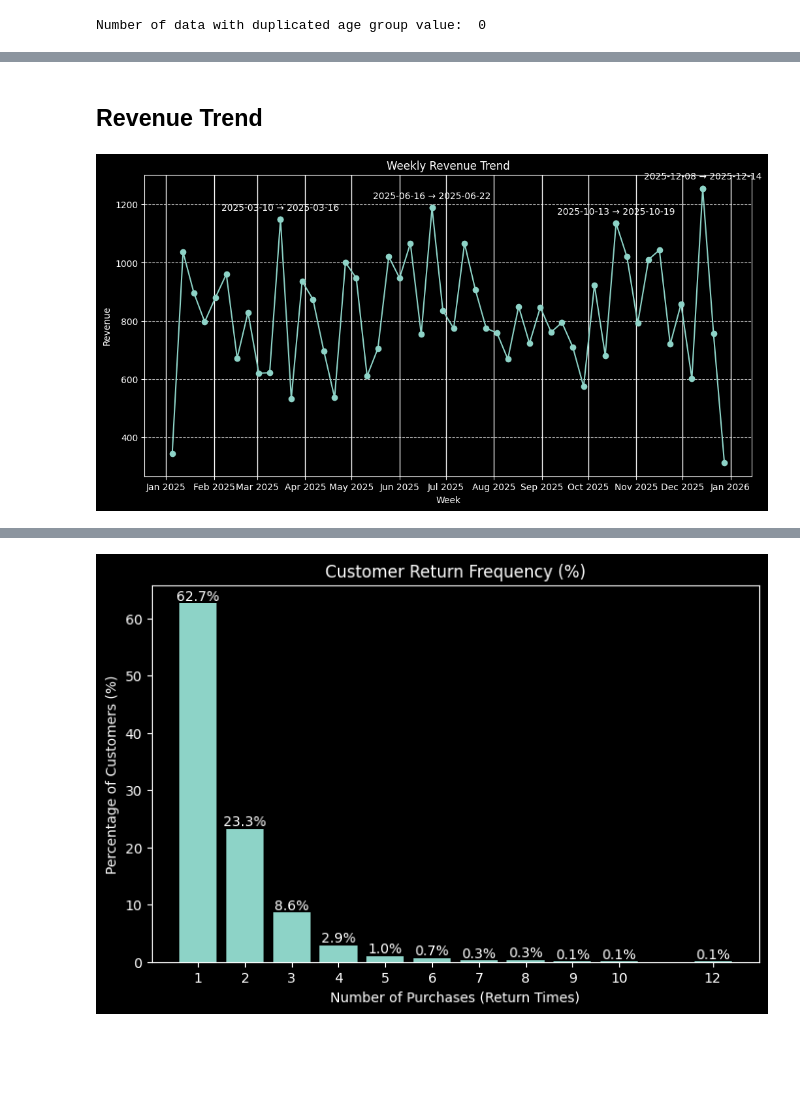
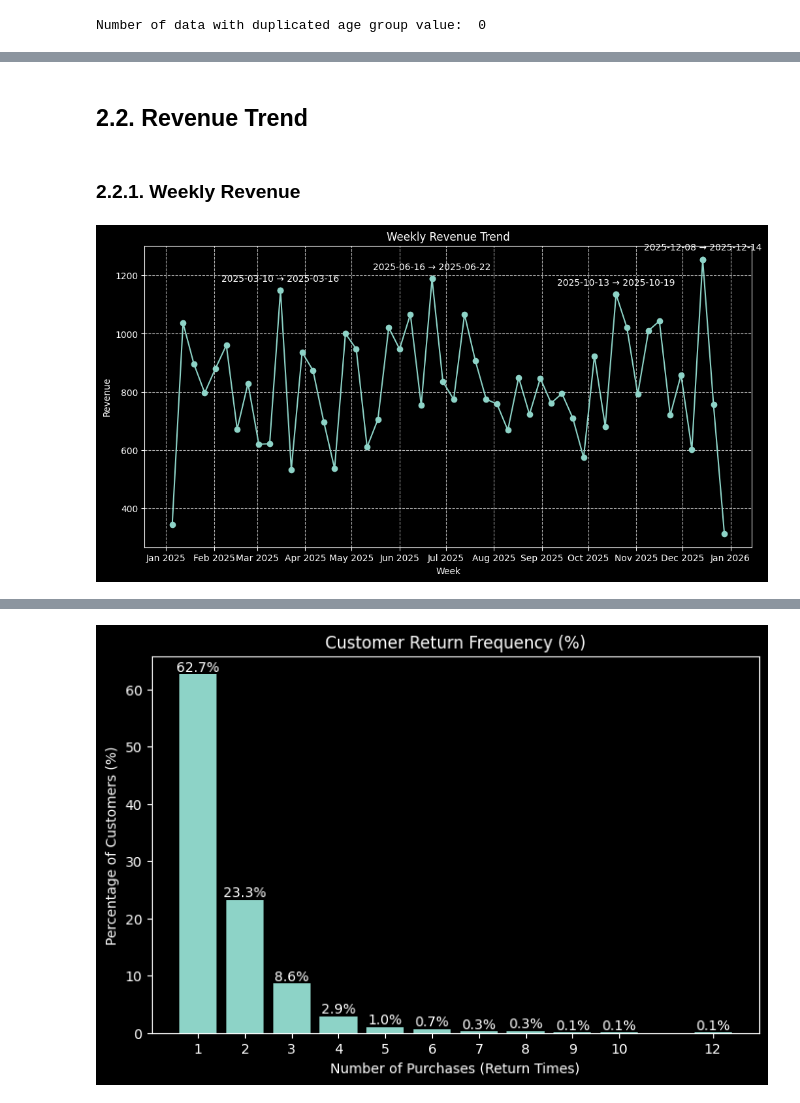
Before and after one commit to trandat9h/retail-sale-data-processing, a Jupyter notebook: Processing.ipynb, the cells around one changed output, grey strips where cells are left out. Drawn from its saved outputs; the diff is of its cells as text; code cells hidden in the pictures; blank space fills up the shorter version.

```diff
--- a/Processing.ipynb
+++ b/Processing.ipynb
@@ -407,6 +484,6 @@ visualise_age_group(customer_detail_df)
 # %%
-pattern = r'\s*[\u2012\u2013\u2014\u2015\-\u2212]+\s*'
+pattern = r'\s*[\u2013\u2014]+\s*'
 customer_detail_df['Age Group'] = customer_detail_df['Age Group'].str.replace(pattern, '-', regex=True).str.strip()
 
-visualise_age_group(customer_detail_df)
+visualise_value_proportion(customer_detail_df, column="Age Group", chart_title="Age Group Proportion (Cleaned)")
 # %% [output]
@@ -480,13 +625,10 @@ df.sample(10)
 # %% [markdown]
-## Revenue Trend
+## 2.2. Revenue Trend
+# %% [markdown]
+### 2.2.1. Weekly Revenue
 # %%
-import matplotlib.dates as mdates
-
 # Create a working copy so the original dataframe is not modified
 df_weekly = df.copy()
-
-# Convert Sale Date to datetime in the copy
-df_weekly['Sale Date'] = pd.to_datetime(df_weekly['Sale Date'])
 
 # Set index for resampling
 df_weekly = df_weekly.set_index('Sale Date')
@@ -502,37 +644,32 @@ plt.figure(figsize=(12,6))
 plt.plot(weekly_revenue.index, weekly_revenue.values, marker='o')
 
 # Highlight peaks
 plt.scatter(top4.index, top4.values, zorder=3, label="Top 4 Peaks")
 
 # Annotate peaks with week duration
 for week_end, revenue in top4.items():
     week_start = week_end - pd.Timedelta(days=6)
     label = f"{week_start.date()} → {week_end.date()}"
 
     plt.annotate(
         label,
         (week_end, revenue),
         textcoords="offset points",
         xytext=(0,10),
         ha='center'
     )
 
 ax = plt.gca()
 
 ax.xaxis.set_major_locator(mdates.MonthLocator(interval=1))  # every month
 ax.xaxis.set_major_formatter(mdates.DateFormatter('%b %Y'))  # Jan 2025, etc.
 
-# Grid only on major ticks (monthly)
-ax.grid(True, which='major', axis='x', linestyle='-', linewidth=1)
-
-# Optional: keep horizontal grid
-ax.grid(True, axis='y', linestyle='--', alpha=0.7)
+ax.grid(True, linestyle='--', alpha=0.7)
 
 plt.title("Weekly Revenue Trend")
 plt.xlabel("Week")
 plt.ylabel("Revenue")
-plt.grid(True)
 
 plt.show()
 # %% [output]
-[figure, old version]
+[figure, new version]
```
Also changed, not shown: parts of 83 cells of this notebook.
